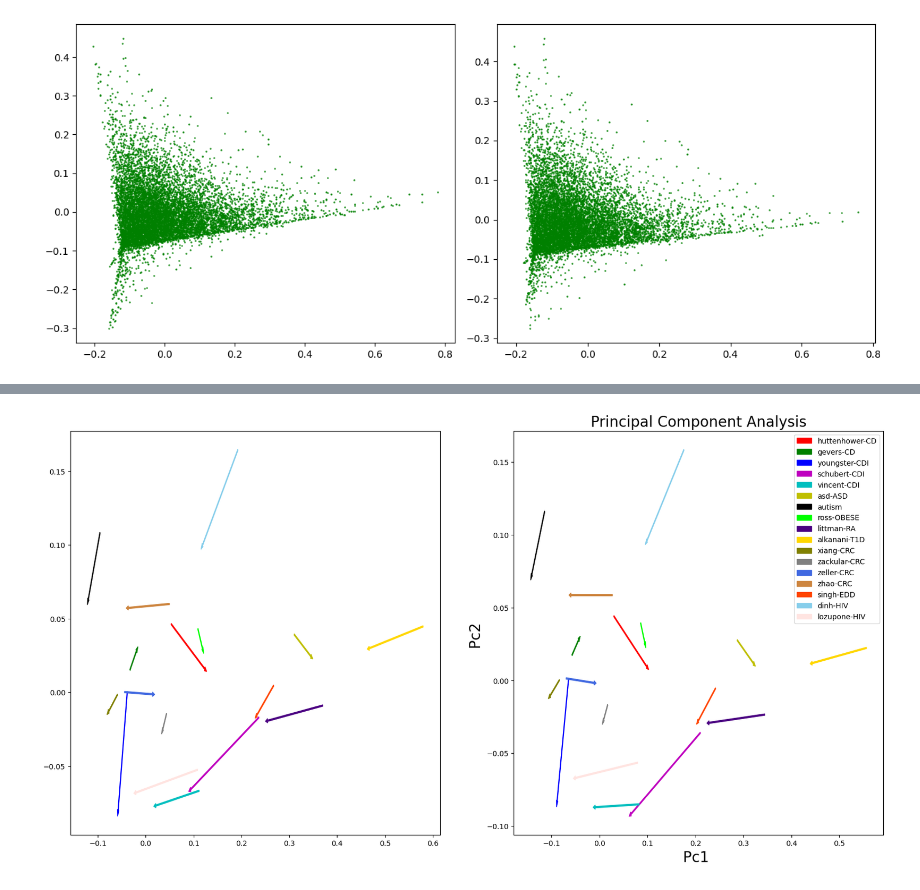
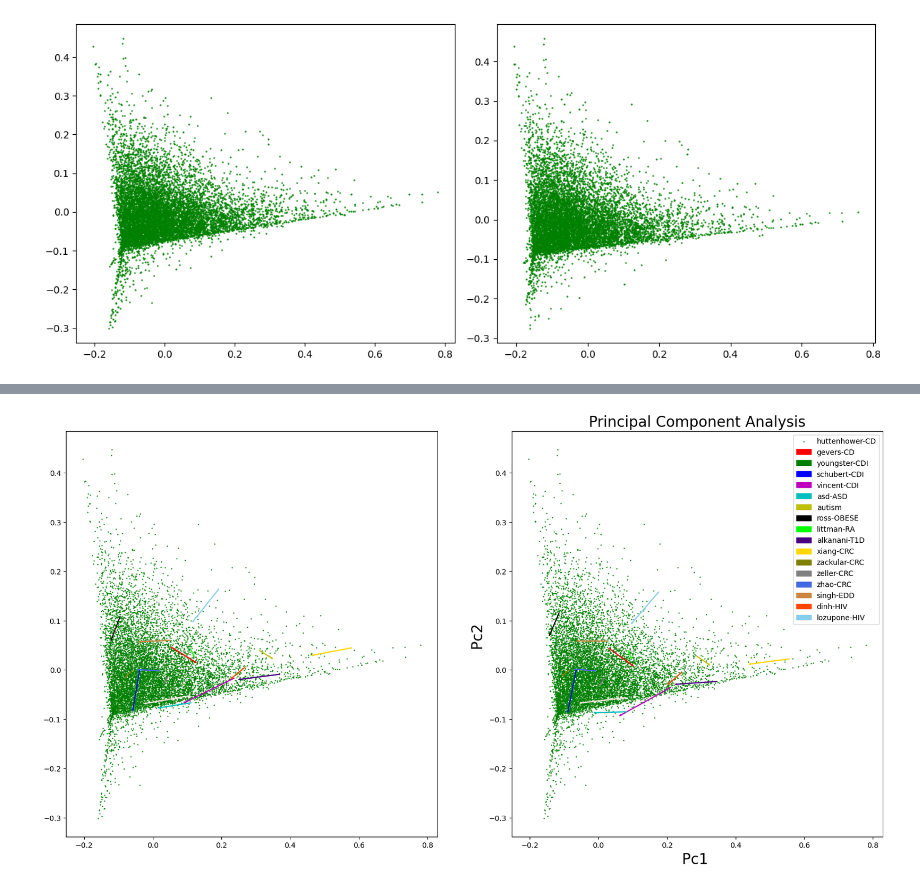
Before and after one commit to talnof1/microbiome_dysbiosis, a Jupyter notebook: american_gut/american_gut_pca.ipynb, the cells around one changed output, grey strips where cells are left out. Saved outputs shown, nothing was run; the diff lists cells and outputs as text; code cells hidden in the pictures.

```diff
--- a/american_gut/american_gut_pca.ipynb
+++ b/american_gut/american_gut_pca.ipynb
@@ -10,6 +18,6 @@ import math
 # %%
 dataHD = pd.read_csv("C:/Users/talno/microbiom_project/cleaned_microbiomeHD_versionA")
-dataAmericans = pd.read_csv("C:/Users/talno/microbiom_project/cleaned_AmericansversionA")
+dataAmericans = pd.read_csv("C:/Users/talno/microbiom_project/cleaned_Americans_versionA")
 # %%
 dataHD.drop(columns='Unnamed: 0', inplace=True)
 dataAmericans.drop(columns='Unnamed: 0', inplace=True)
@@ -122,35 +141,35 @@ pca_HD2 = pd.DataFrame(data= components_HD2, columns= ['Pc1', 'Pc2'])
 
 fig, axes = plt.subplots(nrows=1, ncols=2, figsize=(20,10))
 itr = [pca_HD1, pca_HD2]
 for i, pca_HD in enumerate(itr):
     plt.xlabel('Pc1 ', fontsize=20)
     plt.ylabel('Pc2 ', fontsize=20)
     plt.title("Principal Component Analysis",fontsize=20)
 
     targets = [["huttenhower", "H"],["huttenhower", "D"], ["gevers", "H"],["gevers", "D"], ["youngster", "H"],["youngster", "D"], ["schubert", "H"],["schubert", "D"],["vincent", "H"],["vincent", "D"],["asd", "H"],["asd", "D"],["autism", "H"],["autism", "D"],["ross", "H"],["ross", "D"],["littman", "H"],["littman", "D"],["alkanani", "H"],["alkanani", "D"],["xiang", "H"],["xiang", "D"],["zackular", "H"],["zackular", "D"],["zeller", "H"],["zeller", "D"],["zhao", "H"],["zhao", "D"],["singh", "H"],["singh", "D"],["dinh", "H"],["dinh", "D"],["lozupone", "H"],["lozupone", "D"]]
     how_many = []
     colors = ['r', 'r', 'g', 'g', 'b', 'b','m', 'm', 'c', 'c','y','y','k','k','lime','lime','indigo','indigo','gold','gold','olive','olive','grey','grey','royalblue','royalblue','peru','peru','orangered','orangered','skyblue','skyblue','mistyrose','mistyrose']
     arrows = []
-    # axes[i].scatter(pca_americans1.loc[:,'Pc1'], pca_americans1.loc[:,'Pc2'],marker='.',s=2, color= 'g')
+    axes[i].scatter(pca_americans1.loc[:,'Pc1'], pca_americans1.loc[:,'Pc2'],marker='.',s=2, color= 'g')
     for target, color in zip(targets,colors):
         indicesToKeep = (dataHD['From'] == target[0]) & (dataHD['DiseaseState'] == target[1])
         fill = 'none'
         if target[1] == "D":
             fill = color
         x = pca_HD.loc[indicesToKeep.values, 'Pc1'].values.mean()
         y = pca_HD.loc[indicesToKeep.values, 'Pc2'].values.mean()
         arrows.append(x)
         arrows.append(y)
         # axes[i].scatter(pca_HD.loc[indicesToKeep.values, 'Pc1'] , pca_HD.loc[indicesToKeep.values, 'Pc2'], c=fill, edgecolors=color, s=50)
     # find centroids and plotting an arrow
     col = ['r', 'g', 'b', 'm', 'c','y','k','lime','indigo','gold','olive','grey','royalblue','peru','orangered','skyblue','mistyrose']
     for j in range(0,len(arrows),4):
         axes[i].arrow(arrows[j], arrows[j+1], arrows[j+2]-arrows[j],arrows[j+3]-arrows[j+1], color=col[j//4])
     L = ["huttenhower-CD", "gevers-CD", "youngster-CDI", "schubert-CDI","vincent-CDI","asd-ASD","autism","ross-OBESE","littman-RA","alkanani-T1D","xiang-CRC","zackular-CRC","zeller-CRC","zhao-CRC","singh-EDD","dinh-HIV","lozupone-HIV"]
     plt.legend(L)
 # fig.show()
 # %% [output]
-[figure, old version]
+[figure, new version]
 # %%
 disease = ["CD","CDI","autism", "Obese", "RA","T1D","CRC","EDD","HIV"]
 disease_map = {"CD":["huttenhower", "gevers", "N", "N"],"CDI":["youngster", "schubert","vincent", "N"],"autism":['asd', 'autism', "N", "N"], "Obese":['ross', "N", "N", "N"], "RA":['littman', "N", "N", 'N'],"T1D":['alkanani', "N", "N", 'N'],"CRC":["xiang","zackular","zeller","zhao"],"EDD":['singh', "N", "N", "N"],"HIV":['dinh',"lozupone", "N", "N"]}
```
Also changed, not shown: parts of 20 cells of this notebook.
